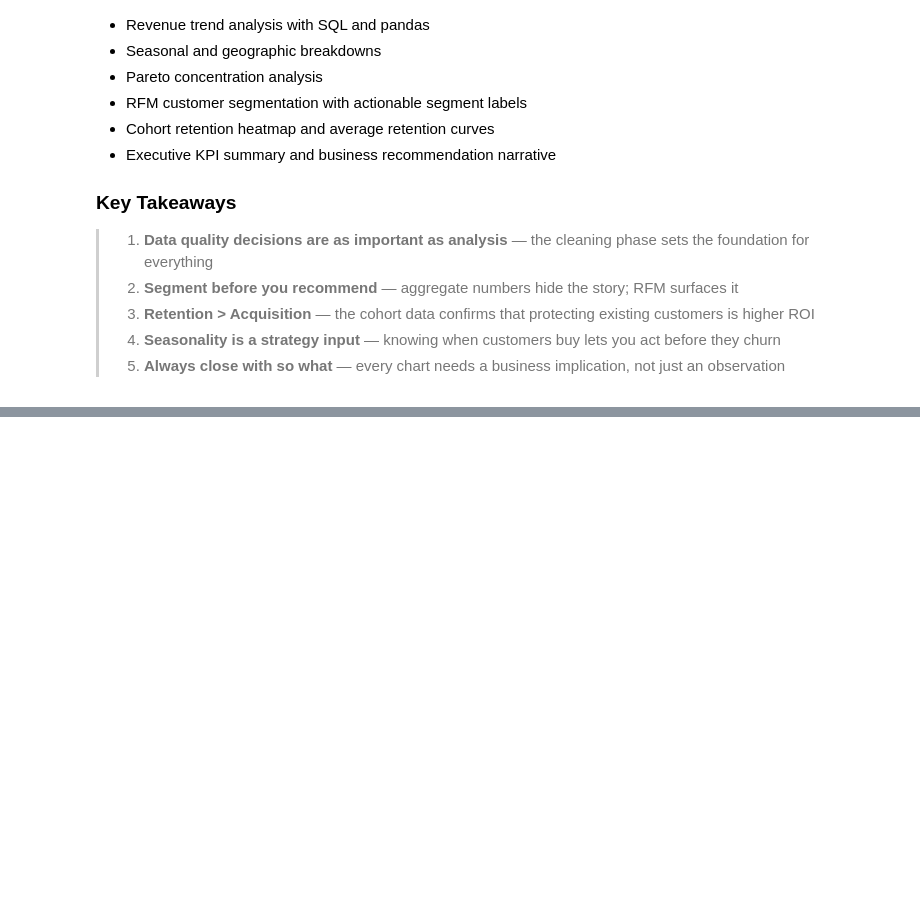
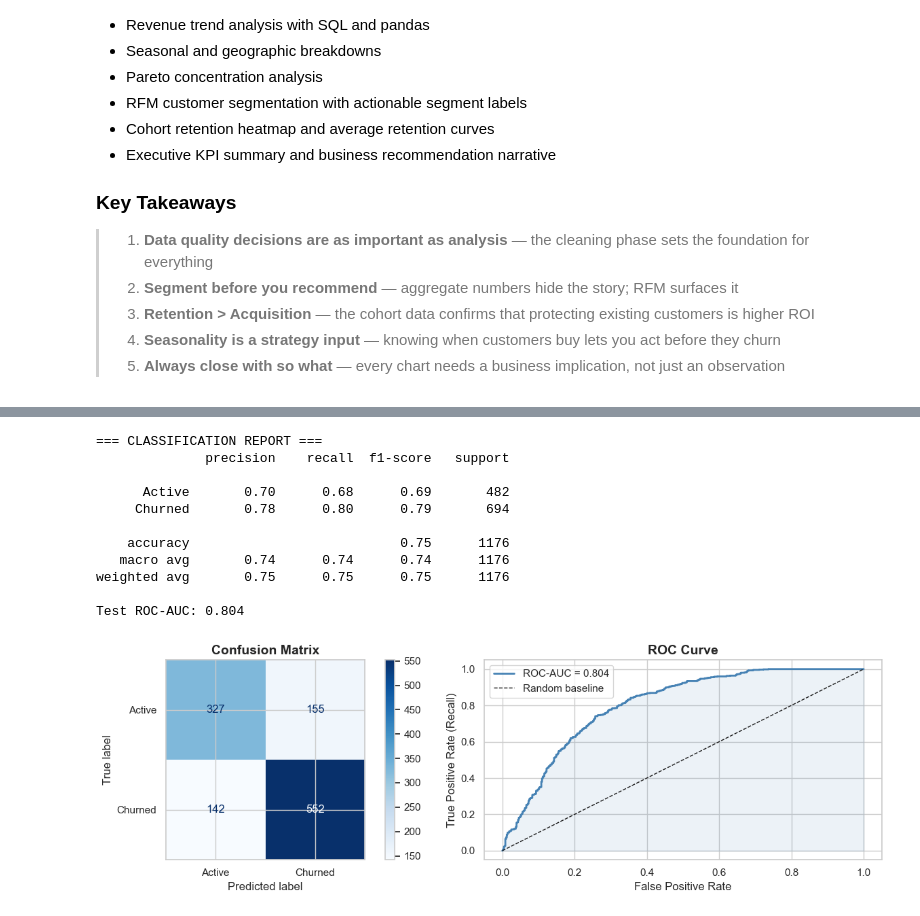
Before and after one commit to asimjamal/Customer-Intelligence-Report, a Jupyter notebook: customer_analytics_eda.ipynb, the cells around one changed output, grey strips where cells are left out. Saved outputs shown, nothing was run; the diff lists cells and outputs as text; code cells hidden in the pictures; blank space fills up the shorter version.

```diff
--- a/customer_analytics_eda.ipynb
+++ b/customer_analytics_eda.ipynb
@@ -1520,0 +1821,54 @@ An end-to-end customer intelligence report on real transactional data, covering:
+# %%
+# ── 7.6  Model Evaluation ────────────────────────────────────────────────────
+#
+# Classification Report: Precision, Recall, F1 per class
+#   Precision = of all predicted churners, how many actually churned?
+#   Recall    = of all actual churners, how many did we catch?
+#
+# For churn use cases, RECALL is more important than Precision —
+# missing a churner (false negative) is more costly than a false alarm.
+
+y_pred      = rf.predict(X_test)
+y_pred_prob = rf.predict_proba(X_test)[:, 1]
+
+print("=== CLASSIFICATION REPORT ===")
+print(classification_report(y_test, y_pred, target_names=["Active", "Churned"]))
+
+auc = roc_auc_score(y_test, y_pred_prob)
+print(f"Test ROC-AUC: {auc:.3f}")
+
+# ── Confusion Matrix
+fig, axes = plt.subplots(1, 2, figsize=(13, 4))
+
+ConfusionMatrixDisplay.from_predictions(
+    y_test, y_pred,
+    display_labels=["Active", "Churned"],
+    cmap="Blues", ax=axes[0]
+)
+axes[0].set_title("Confusion Matrix")
+
+# ── ROC Curve
+fpr, tpr, _ = roc_curve(y_test, y_pred_prob)
+axes[1].plot(fpr, tpr, color="steelblue", lw=2, label=f"ROC-AUC = {auc:.3f}")
+axes[1].plot([0,1], [0,1], "k--", lw=1, label="Random baseline")
+axes[1].fill_between(fpr, tpr, alpha=0.1, color="steelblue")
+axes[1].set_xlabel("False Positive Rate")
+axes[1].set_ylabel("True Positive Rate (Recall)")
+axes[1].set_title("ROC Curve")
+axes[1].legend()
+
+plt.tight_layout()
+plt.show()
+# %% [output]
+=== CLASSIFICATION REPORT ===
+              precision    recall  f1-score   support
+
+      Active       0.70      0.68      0.69       482
+     Churned       0.78      0.80      0.79       694
+
+    accuracy                           0.75      1176
+   macro avg       0.74      0.74      0.74      1176
+weighted avg       0.75      0.75      0.75      1176
+
+Test ROC-AUC: 0.804
+[figure, added]
```
Also changed, not shown: parts of 13 cells of this notebook.
